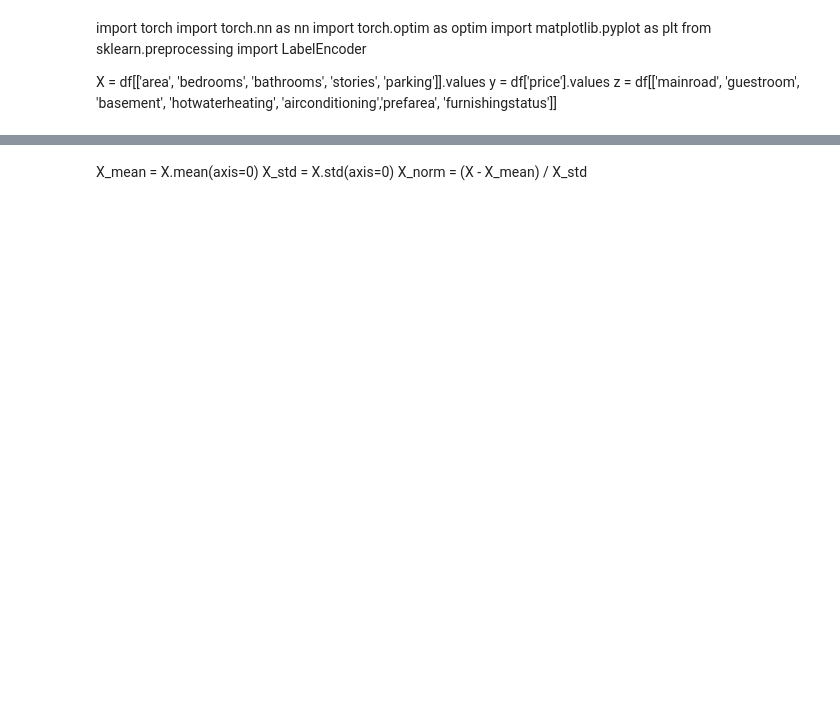
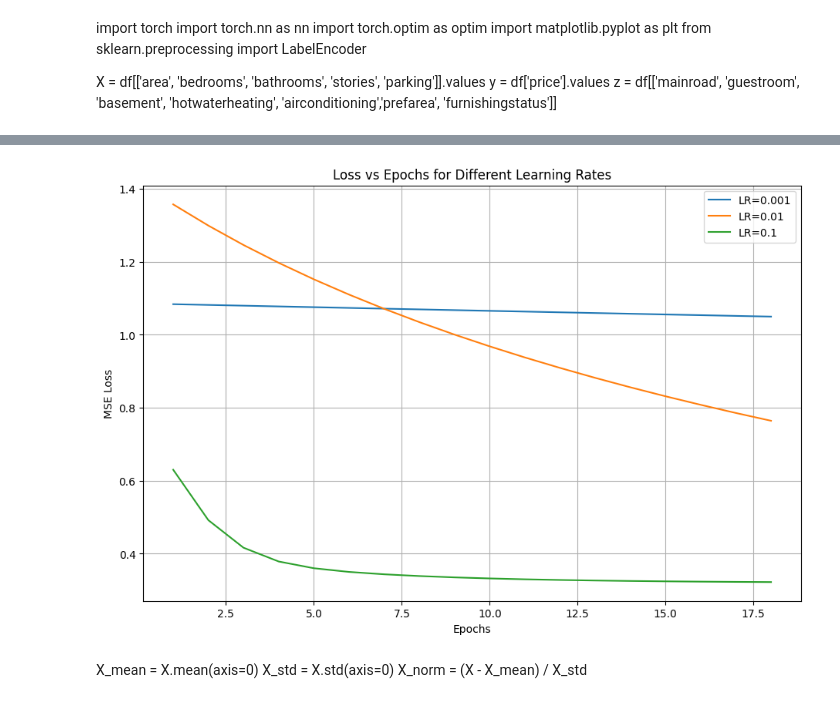
Before and after one commit to abinashregmi/Semester-IV, a Jupyter notebook: AI LABs/lab13.ipynb, the cells around one changed output, grey strips where cells are left out. Cells and saved outputs as stored; diff of their text form; code cells hidden in the pictures; blank space fills up the shorter version.

```diff
--- a/AI LABs/lab13.ipynb
+++ b/AI LABs/lab13.ipynb
@@ -90,0 +29,3 @@ y_norm.shape
+# %%
+X = df.drop('price',axis =1)
+Y = df['price']
@@ -103,2 +55,0 @@ class SingleLayerModel(nn.Module):
-# %%
-model = SingleLayerModel()
@@ -107,2 +55,0 @@ criterion = nn.MSELoss()
-# %%
-optimizer = optim.SGD(model.parameters(), lr=0.0001)
@@ -164,0 +56,26 @@ Final MSE Loss: 0.009483813308179379
+# %%
+learning_rates=[0.001,0.01,0.1]
+shape = X.shape[1]
+num_epochs=18
+loss_history = {}
+
+for lr in learning_rates:
+  print(f"\nTraining with learning rate = (lr)")
+
+  model = ANN(shape)
+  criterion = nn.MSELoss()
+  optimizer = optim.SGD(model.parameters(),lr=lr)
+
+  result= []
+  for ep in range(num_epochs):
+    model.train()
+    y_preds=model(X_tensor)
+    loss = criterion(y_preds, Y_tensor)
+    optimizer.zero_grad()
+    loss.backward()
+    optimizer.step()
+    model.eval()
+    result.append(loss.item())
+    print(f"Epoch {ep+1}/{num_epochs} MSE: {loss.item():.6f}")
+
+  loss_history[lr]=result
@@ -165,3 +100,16 @@ Final MSE Loss: 0.009483813308179379
+# %%
+import matplotlib.pyplot as plt
+plt.figure(figsize=(11,7))
+for lr, losses in loss_history.items():
+  plt.plot(range(1, num_epochs+1), losses, label=f"LR={lr}")
+plt.xlabel("Epochs")
+plt.ylabel("MSE Loss")
+plt.title("Loss vs Epochs for Different Learning Rates")
+plt.legend()
+plt.grid(True)
+plt.show()
+# %% [output]
+[figure, added]
 # %% [markdown]
 X_mean = X.mean(axis=0)
 X_std = X.std(axis=0)
```
Also changed, not shown: parts of 20 cells of this notebook.
